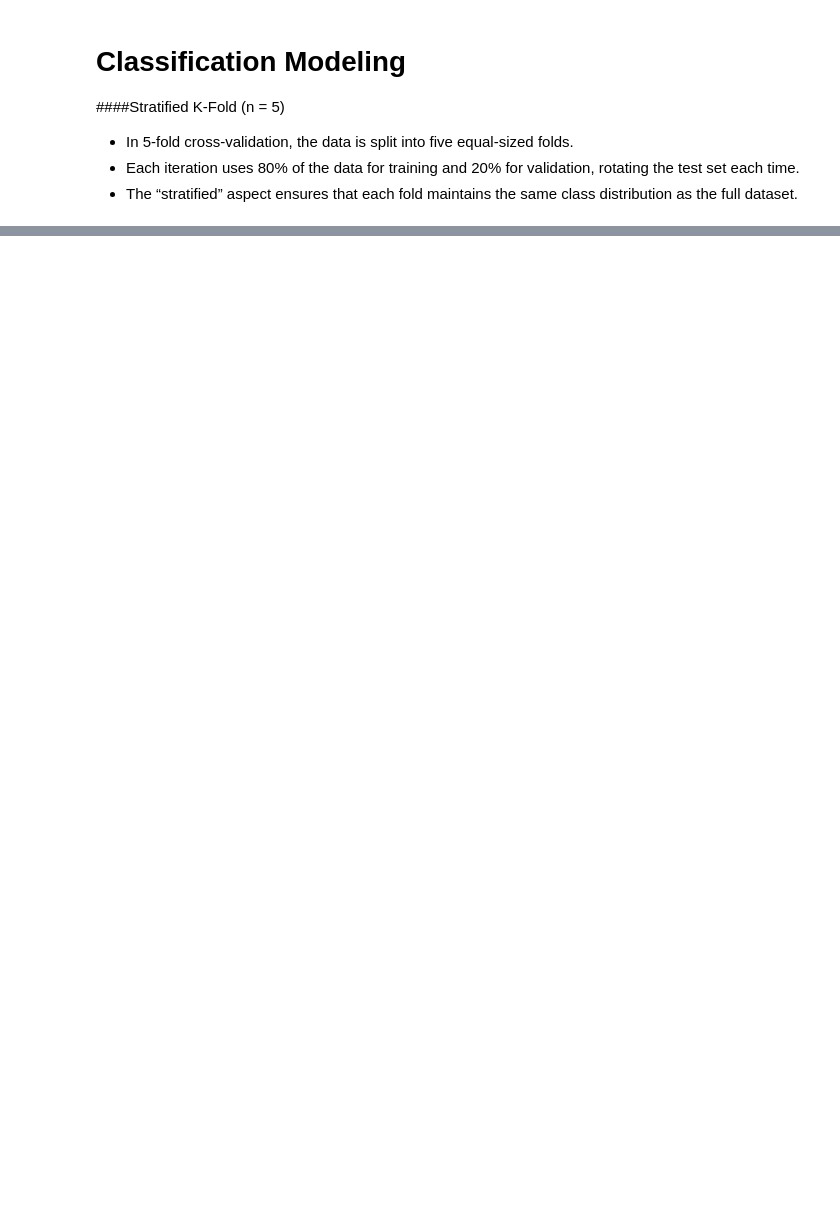
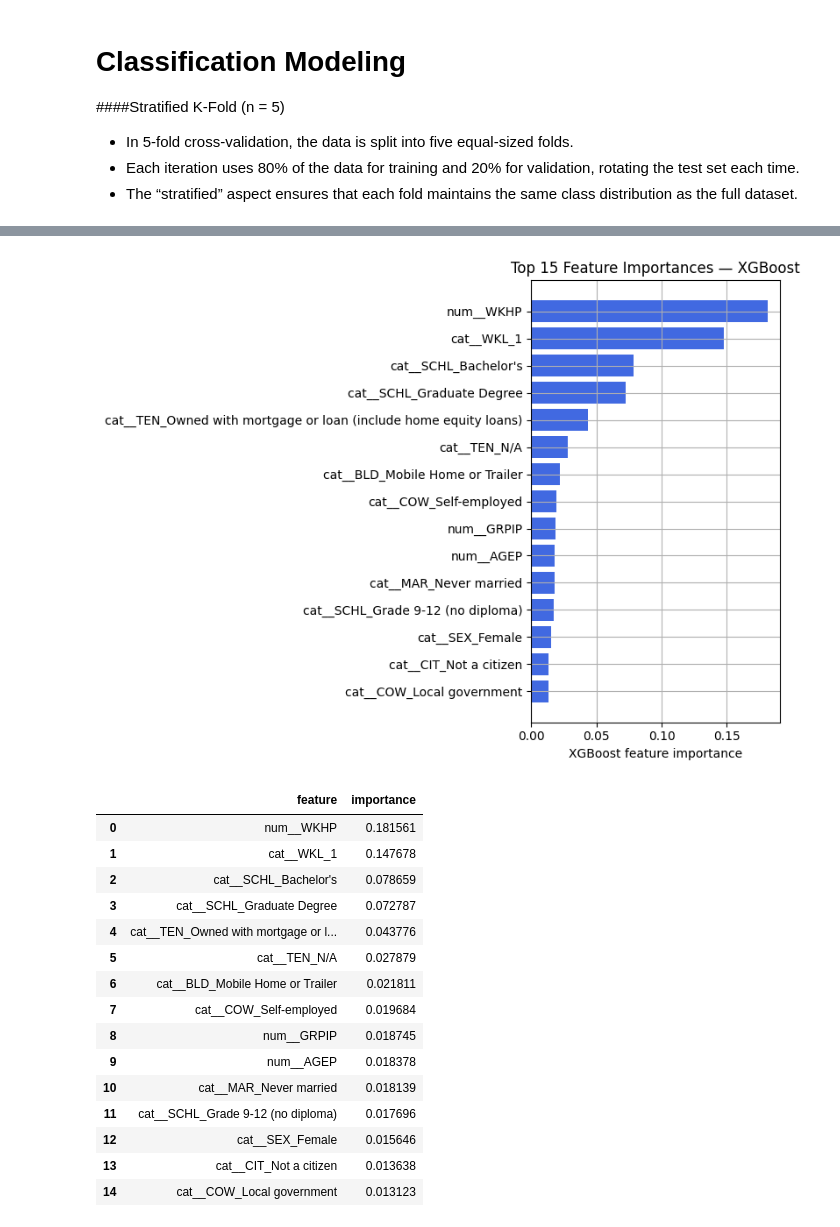
Before and after one commit to FRWilliams/classifier_app, a Jupyter notebook: ACS_Data_Modeling_Notebook.ipynb, the cells around one changed output, grey strips where cells are left out. Cells and saved outputs as stored; diff of their text form; code cells hidden in the pictures; blank space fills up the shorter version.

```diff
--- a/ACS_Data_Modeling_Notebook.ipynb
+++ b/ACS_Data_Modeling_Notebook.ipynb
@@ -255,0 +318,55 @@ joblib.dump(X.columns.tolist(), "model_features.pkl")
+# %%
+#@title  3. Top-15 feature importances from the best XGB pipeline
+
+import numpy as np
+import matplotlib.pyplot as plt
+import pandas as pd
+
+# Grab the fitted pipeline from your earlier grid search
+xgb_pipe = gs_xgb.best_estimator_              # includes preprocessing + XGB
+pre       = xgb_pipe.named_steps["pre"]        # ColumnTransformer
+model     = xgb_pipe.named_steps.get("clf") or xgb_pipe.named_steps.get("model")
+
+# Get feature names produced by the preprocessor (OHE + numerics)
+feat_names = pre.get_feature_names_out()
+
+# XGBoost importances aligned to input feature order:
+importances = model.feature_importances_.ravel()
+
+# Build top-15
+topk = 15
+order = np.argsort(importances)[::-1][:topk]
+top_feats = pd.DataFrame({
+    "feature": feat_names[order],
+    "importance": importances[order]
+})
+
+# Plot
+plt.figure(figsize=(8,6))
+plt.barh(range(topk), top_feats["importance"][::-1], color='royalblue')
+plt.yticks(range(topk), top_feats["feature"][::-1])
+plt.xlabel("XGBoost feature importance")
+plt.title("Top 15 Feature Importances — XGBoost")
+plt.grid(True)
+plt.tight_layout()
+plt.show()
+
+top_feats
+# %% [output]
+[figure, added]
+|  | feature | importance |
+| 0 | num__WKHP | 0.181561 |
+| 1 | cat__WKL_1 | 0.147678 |
+| 2 | cat__SCHL_Bachelor's | 0.078659 |
+| 3 | cat__SCHL_Graduate Degree | 0.072787 |
+| 4 | cat__TEN_Owned with mortgage or l... | 0.043776 |
+| 5 | cat__TEN_N/A | 0.027879 |
+| 6 | cat__BLD_Mobile Home or Trailer | 0.021811 |
+| 7 | cat__COW_Self-employed | 0.019684 |
+| 8 | num__GRPIP | 0.018745 |
+| 9 | num__AGEP | 0.018378 |
+| 10 | cat__MAR_Never married | 0.018139 |
+| 11 | cat__SCHL_Grade 9-12 (no diploma) | 0.017696 |
+| 12 | cat__SEX_Female | 0.015646 |
+| 13 | cat__CIT_Not a citizen | 0.013638 |
+| 14 | cat__COW_Local government | 0.013123 |
```
Also changed, not shown: parts of 11 cells of this notebook.
